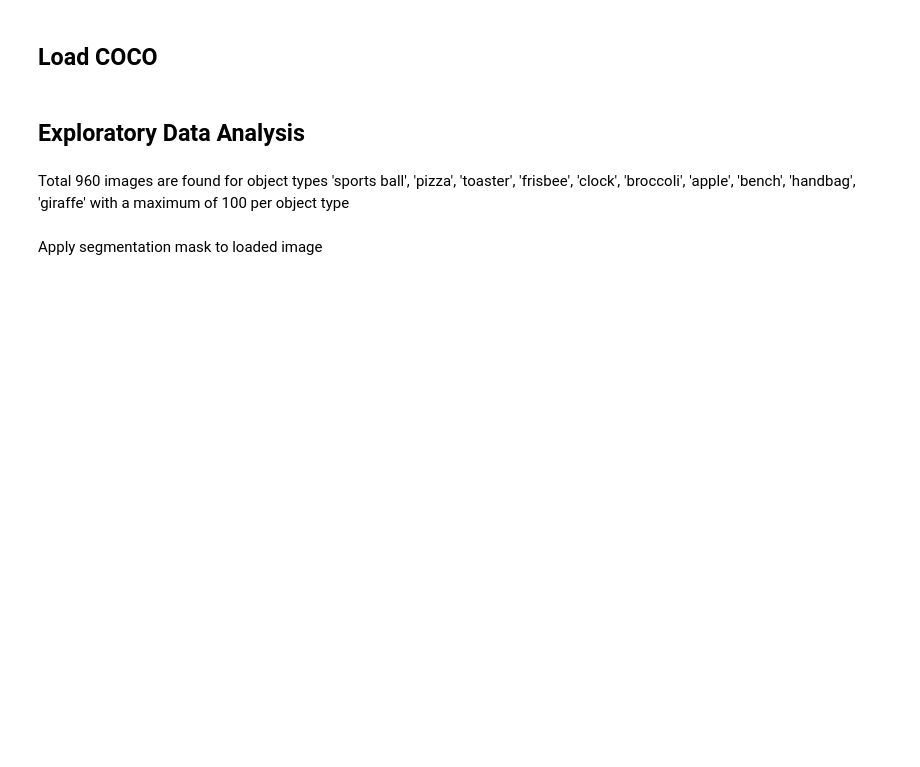
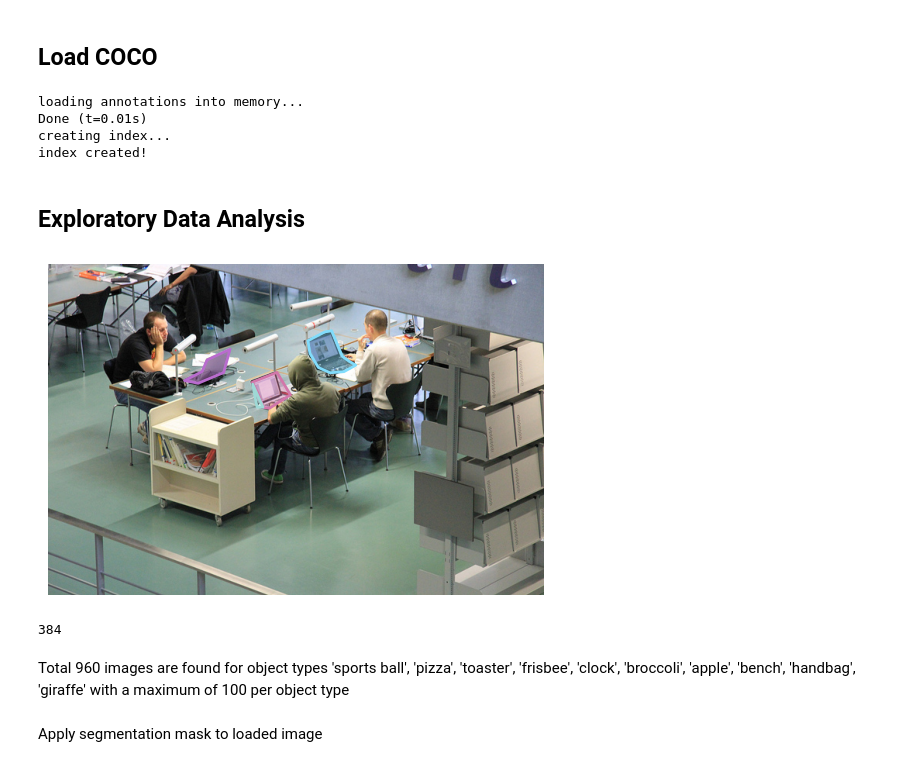
Before and after one commit to ahmfrz/augmented_detr, a Jupyter notebook: src/notebooks/augmented_detr.ipynb, the cells around one changed output. Drawn from its saved outputs; the diff is of its cells as text; code cells hidden in the pictures; blank space fills up the shorter version.

```diff
--- a/src/notebooks/augmented_detr.ipynb
+++ b/src/notebooks/augmented_detr.ipynb
@@ -65,11 +65,16 @@ data_dir='./data/coco/'
 ann_file=f'{data_dir}/annotations/instances_train2017.json'
 
 obj_types_to_be_selected = 5
-img_cnt_for_training = 300
+img_cnt_for_training = 500
 img_cnt_per_obj_type = img_cnt_for_training//obj_types_to_be_selected
 
 # Initialize the COCO api
 coco=COCO(ann_file)
+# %% [output]
+loading annotations into memory...
+Done (t=0.01s)
+creating index...
+index created!
 # %%
 if not check_config_exists():
     # Load the categories in a variable
@@ -101,30 +106,34 @@ if not check_config_exists():
 # %%
 if not check_config_exists():
     # selected coco class names
     coco_class_names = ['sports ball', 'frisbee', 'broccoli', 'bench', 'handbag']
     update_config('coco_selected_object_names', coco_class_names)
 else:
     config = load_config()
     coco_class_names = config['coco_selected_object_names']
 
 img_ids = get_img_ids_for_object_classes(coco,coco_class_names,img_cnt_per_obj_type)
 
 # load and display a random image
-img_id = img_ids[np.random.randint(0,len(img_ids))]
+img_id = img_ids[0]
 img = coco.loadImgs(img_id)[0]
 I = io.imread(f'{data_dir}/train2017/{img["file_name"]}')/255.0
 
 plt.axis('off')
 plt.imshow(I)
 
 annIds = coco.getAnnIds(imgIds=img_id,iscrowd=None)
 anns = coco.loadAnns(annIds)
 coco.showAnns(anns)
 
 plt.show()
+# %% [output]
+[figure, added]
 # %%
 # check total images
 len(img_ids)
+# %% [output]
+384
 # %% [markdown]
 Total 960 images are found for object types 'sports ball', 'pizza', 'toaster', 'frisbee', 'clock', 'broccoli', 'apple', 'bench', 'handbag', 'giraffe' with a maximum of 100 per object type
 # %% [markdown]
```
Also changed, not shown: parts of 103 cells of this notebook.
